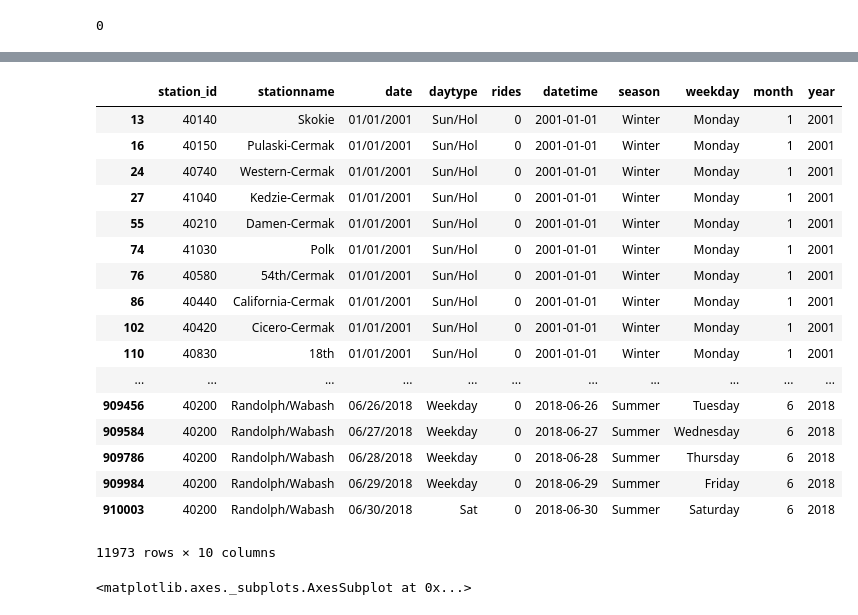
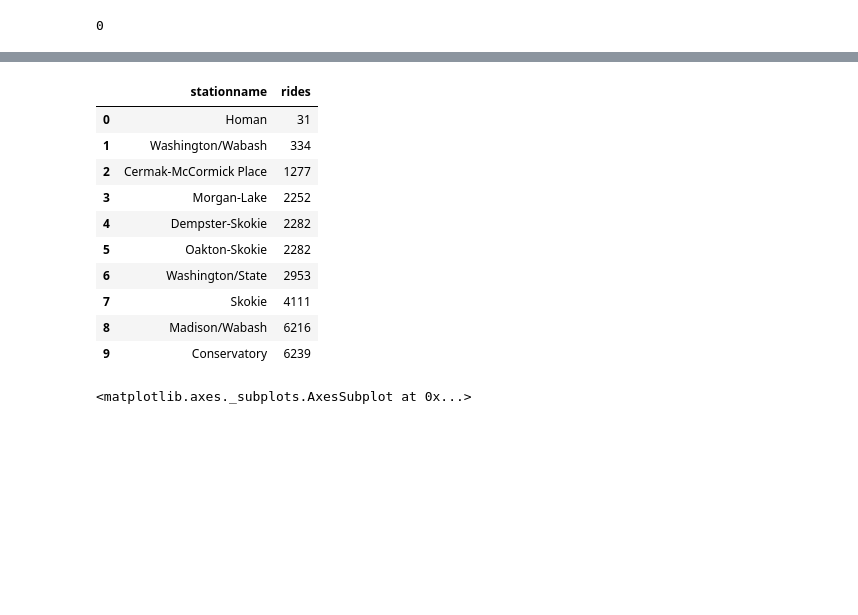
Before and after one commit to donnajobridge/cta, a Jupyter notebook: cta.ipynb, the cells around one changed output, grey strips where cells are left out. Drawn from its saved outputs; the diff is of its cells as text; code cells hidden in the pictures; blank space fills up the shorter version.

```diff
--- a/cta.ipynb
+++ b/cta.ipynb
@@ -53,27 +36,20 @@ for stat in mparklist:
 # %%
 # checking out when stations were closed
-count_days = df.groupby('stationname')['rides'].count()
-count_days[count_days < 6000]
-df[df['rides']==0]
+count_days = df.groupby('stationname')['rides'].count().reset_index()
+day_count_stats = count_days.describe().loc['25%','rides']
+count_days[count_days['rides'] < day_count_stats].sort_values(by='rides').reset_index(drop=True).loc[0:9]
 # %% [output]
-|  | station_id | stationname | date | daytype | rides | datetime | season | weekday | month | year |
-| 13 | 40140 | Skokie | 01/01/2001 | Sun/Hol | 0 | 2001-01-01 | Winter | Monday | 1 | 2001 |
-| 16 | 40150 | Pulaski-Cermak | 01/01/2001 | Sun/Hol | 0 | 2001-01-01 | Winter | Monday | 1 | 2001 |
-| 24 | 40740 | Western-Cermak | 01/01/2001 | Sun/Hol | 0 | 2001-01-01 | Winter | Monday | 1 | 2001 |
-| 27 | 41040 | Kedzie-Cermak | 01/01/2001 | Sun/Hol | 0 | 2001-01-01 | Winter | Monday | 1 | 2001 |
-| 55 | 40210 | Damen-Cermak | 01/01/2001 | Sun/Hol | 0 | 2001-01-01 | Winter | Monday | 1 | 2001 |
-| 74 | 41030 | Polk | 01/01/2001 | Sun/Hol | 0 | 2001-01-01 | Winter | Monday | 1 | 2001 |
-| 76 | 40580 | 54th/Cermak | 01/01/2001 | Sun/Hol | 0 | 2001-01-01 | Winter | Monday | 1 | 2001 |
-| 86 | 40440 | California-Cermak | 01/01/2001 | Sun/Hol | 0 | 2001-01-01 | Winter | Monday | 1 | 2001 |
-| 102 | 40420 | Cicero-Cermak | 01/01/2001 | Sun/Hol | 0 | 2001-01-01 | Winter | Monday | 1 | 2001 |
-| 110 | 40830 | 18th | 01/01/2001 | Sun/Hol | 0 | 2001-01-01 | Winter | Monday | 1 | 2001 |
-| ... | ... | ... | ... | ... | ... | ... | ... | ... | ... | ... |
-| 909456 | 40200 | Randolph/Wabash | 06/26/2018 | Weekday | 0 | 2018-06-26 | Summer | Tuesday | 6 | 2018 |
-| 909584 | 40200 | Randolph/Wabash | 06/27/2018 | Weekday | 0 | 2018-06-27 | Summer | Wednesday | 6 | 2018 |
-| 909786 | 40200 | Randolph/Wabash | 06/28/2018 | Weekday | 0 | 2018-06-28 | Summer | Thursday | 6 | 2018 |
-| 909984 | 40200 | Randolph/Wabash | 06/29/2018 | Weekday | 0 | 2018-06-29 | Summer | Friday | 6 | 2018 |
-| 910003 | 40200 | Randolph/Wabash | 06/30/2018 | Sat | 0 | 2018-06-30 | Summer | Saturday | 6 | 2018 |
+|  | stationname | rides |
+| 0 | Homan | 31 |
+| 1 | Washington/Wabash | 334 |
+| 2 | Cermak-McCormick Place | 1277 |
+| 3 | Morgan-Lake | 2252 |
+| 4 | Dempster-Skokie | 2282 |
+| 5 | Oakton-Skokie | 2282 |
+| 6 | Washington/State | 2953 |
+| 7 | Skokie | 4111 |
+| 8 | Madison/Wabash | 6216 |
+| 9 | Conservatory | 6239 |
-11973 rows × 10 columns
 # %%
 # find trends in ridership (past 5 years)
 years_list = np.arange(2017, 2011, -5)
```
Also changed, not shown: parts of 14 cells of this notebook, 2 other files.
